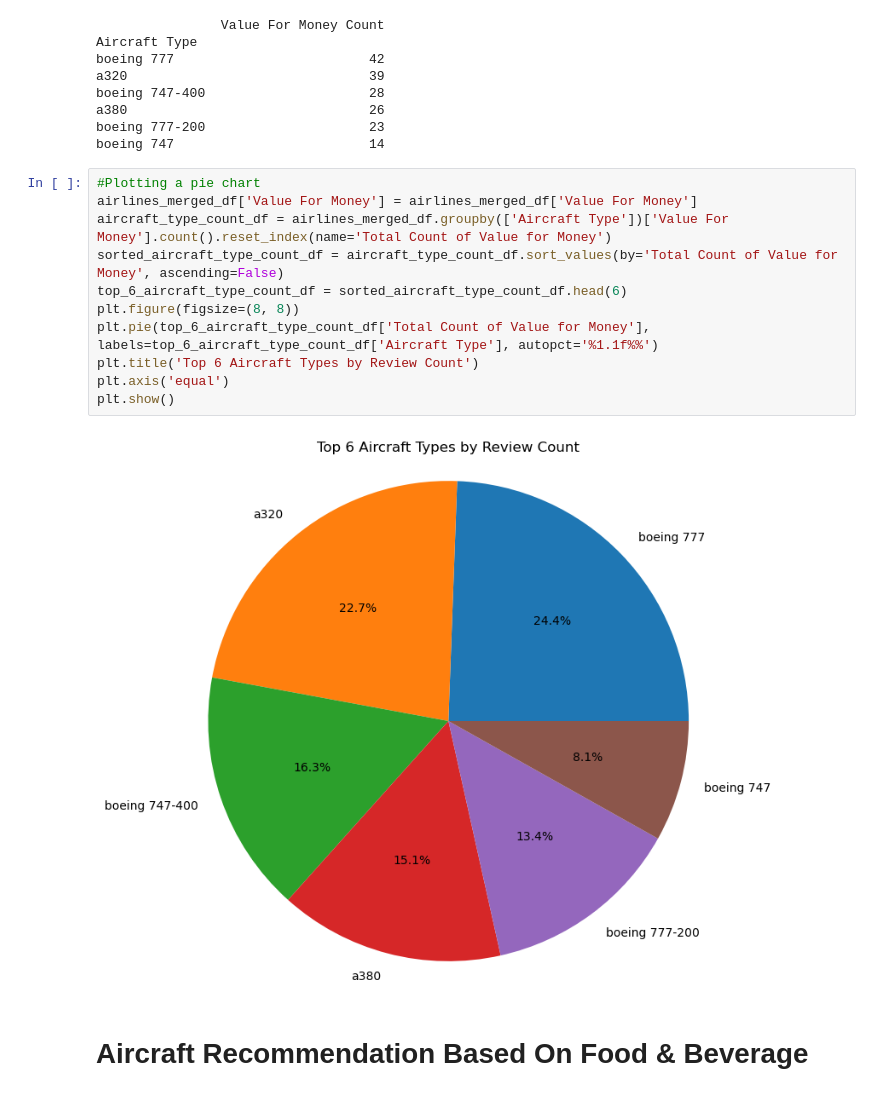
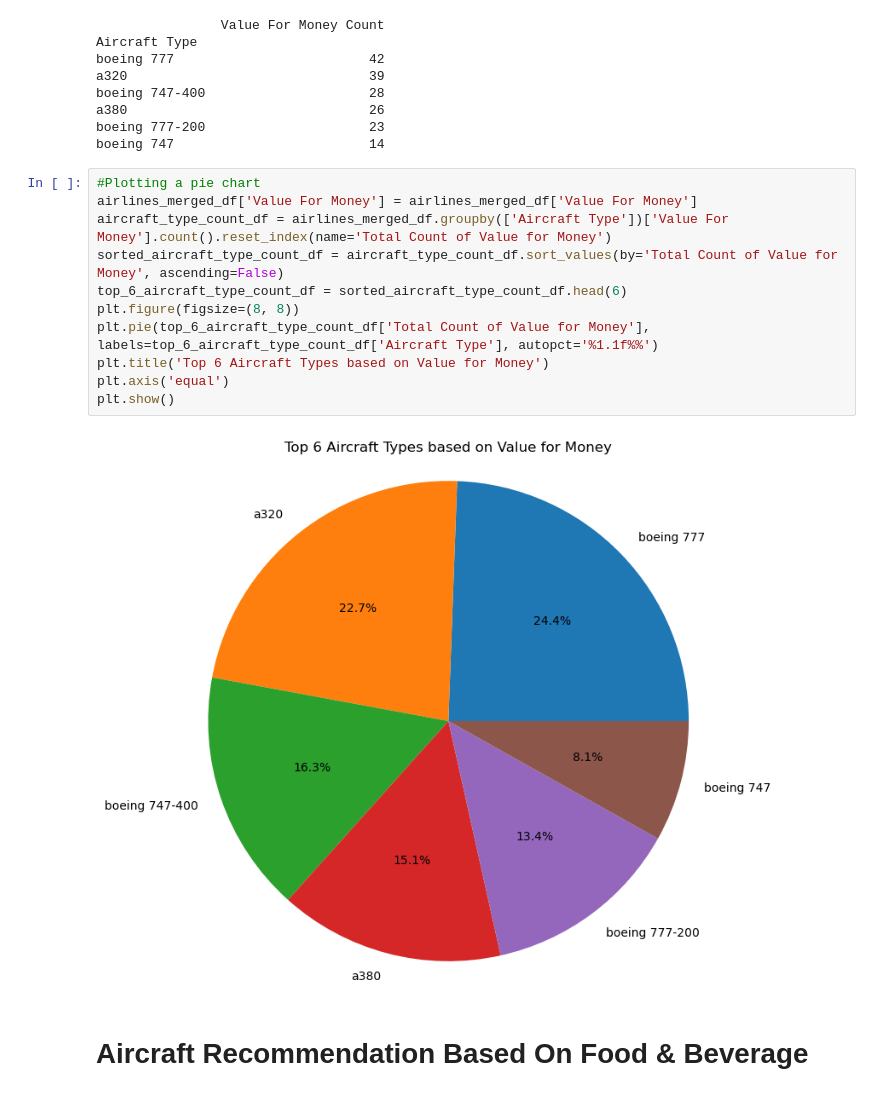
Before and after one commit to chonyeagoro/Project_3_Data_Engineering, a Jupyter notebook: Project_3_data_engineering.ipynb, the cells around one changed output. Saved outputs shown, nothing was run; the diff lists cells and outputs as text.

```diff
--- a/Project_3_data_engineering.ipynb
+++ b/Project_3_data_engineering.ipynb
@@ -320,16 +320,16 @@ boeing 747                         14
 # %%
 #Plotting a pie chart
 airlines_merged_df['Value For Money'] = airlines_merged_df['Value For Money']
 aircraft_type_count_df = airlines_merged_df.groupby(['Aircraft Type'])['Value For Money'].count().reset_index(name='Total Count of Value for Money')
 sorted_aircraft_type_count_df = aircraft_type_count_df.sort_values(by='Total Count of Value for Money', ascending=False)
 top_6_aircraft_type_count_df = sorted_aircraft_type_count_df.head(6)
 plt.figure(figsize=(8, 8))
 plt.pie(top_6_aircraft_type_count_df['Total Count of Value for Money'], labels=top_6_aircraft_type_count_df['Aircraft Type'], autopct='%1.1f%%')
-plt.title('Top 6 Aircraft Types by Review Count')
+plt.title('Top 6 Aircraft Types based on Value for Money')
 plt.axis('equal')
 plt.show()
 # %% [output]
-[figure, old version]
+[figure, new version]
 # %% [markdown]
 # Aircraft Recommendation Based On Food & Beverage
 # %%
```
